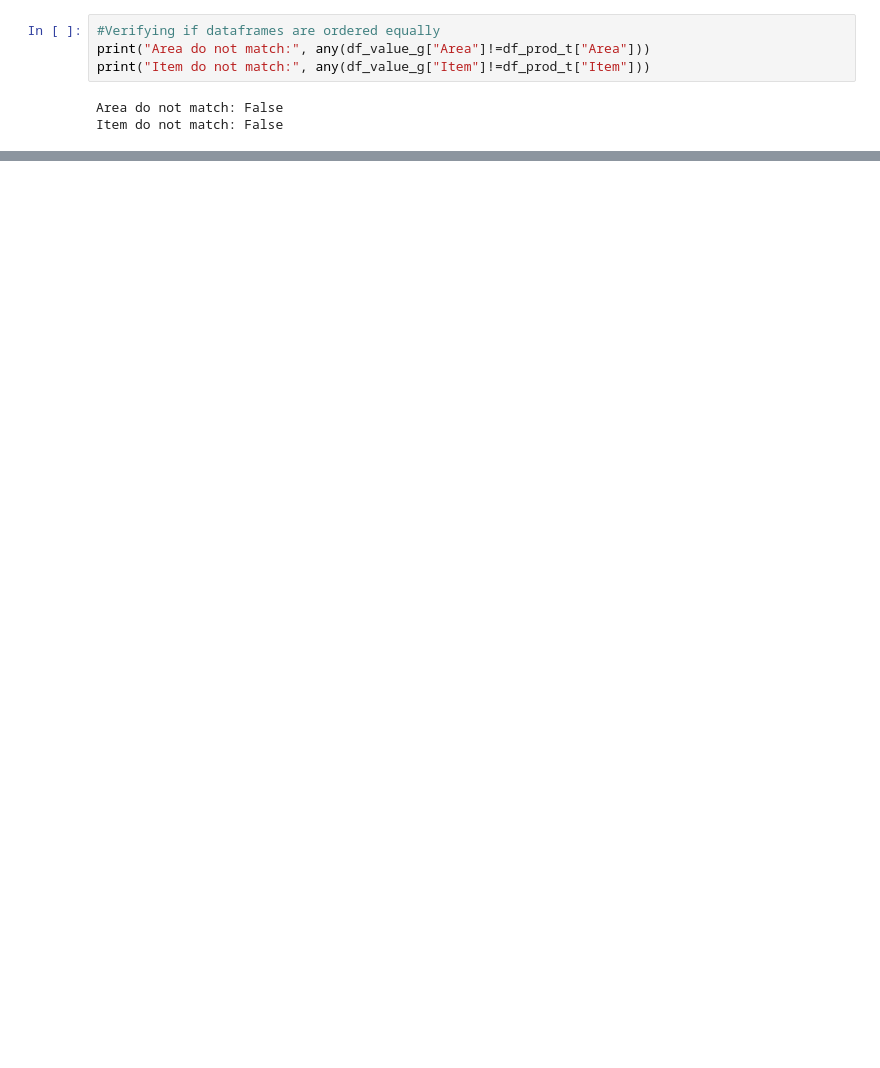
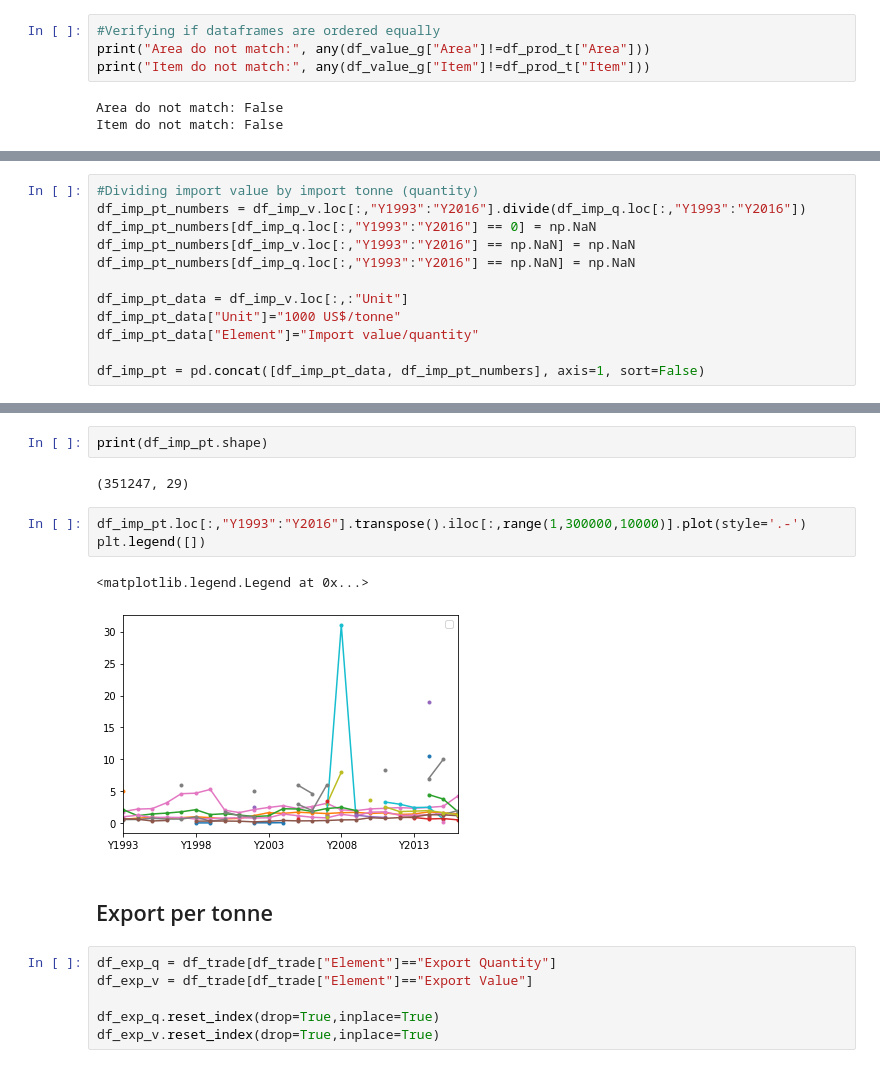
Before and after one commit to n-poulsen/GranADA, a Jupyter notebook: code/Dataset_Cleanup.ipynb, the cells around one changed output, grey strips where cells are left out. Drawn from its saved outputs; the diff is of its cells as text; blank space fills up the shorter version.

```diff
--- a/code/Dataset_Cleanup.ipynb
+++ b/code/Dataset_Cleanup.ipynb
@@ -763,0 +711,12 @@ df_neti.to_pickle("../data/df_neti.pkl")
+# %%
+#Dividing import value by import tonne (quantity)
+df_imp_pt_numbers = df_imp_v.loc[:,"Y1993":"Y2016"].divide(df_imp_q.loc[:,"Y1993":"Y2016"])
+df_imp_pt_numbers[df_imp_q.loc[:,"Y1993":"Y2016"] == 0] = np.NaN
+df_imp_pt_numbers[df_imp_v.loc[:,"Y1993":"Y2016"] == np.NaN] = np.NaN
+df_imp_pt_numbers[df_imp_q.loc[:,"Y1993":"Y2016"] == np.NaN] = np.NaN
+
+df_imp_pt_data = df_imp_v.loc[:,:"Unit"]
+df_imp_pt_data["Unit"]="1000 US$/tonne"
+df_imp_pt_data["Element"]="Import value/quantity"
+
+df_imp_pt = pd.concat([df_imp_pt_data, df_imp_pt_numbers], axis=1, sort=False)
@@ -763,0 +735,18 @@ df_neti.to_pickle("../data/df_neti.pkl")
+# %%
+print(df_imp_pt.shape)
+# %% [output]
+(351247, 29)
+# %%
+df_imp_pt.loc[:,"Y1993":"Y2016"].transpose().iloc[:,range(1,300000,10000)].plot(style='.-')
+plt.legend([])
+# %% [output]
+<matplotlib.legend.Legend at 0x...>
+[figure, added]
+# %% [markdown]
+## Export per tonne
+# %%
+df_exp_q = df_trade[df_trade["Element"]=="Export Quantity"]
+df_exp_v = df_trade[df_trade["Element"]=="Export Value"]
+
+df_exp_q.reset_index(drop=True,inplace=True)
+df_exp_v.reset_index(drop=True,inplace=True)
```
Also changed, not shown: parts of 129 cells of this notebook.
